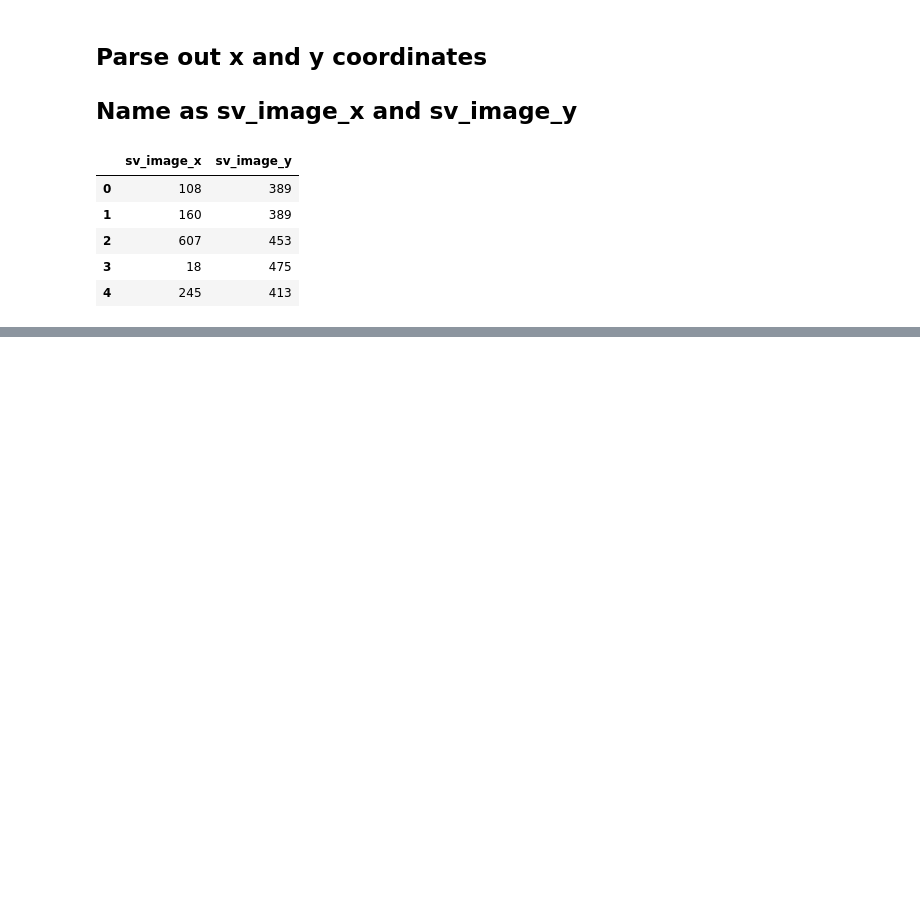
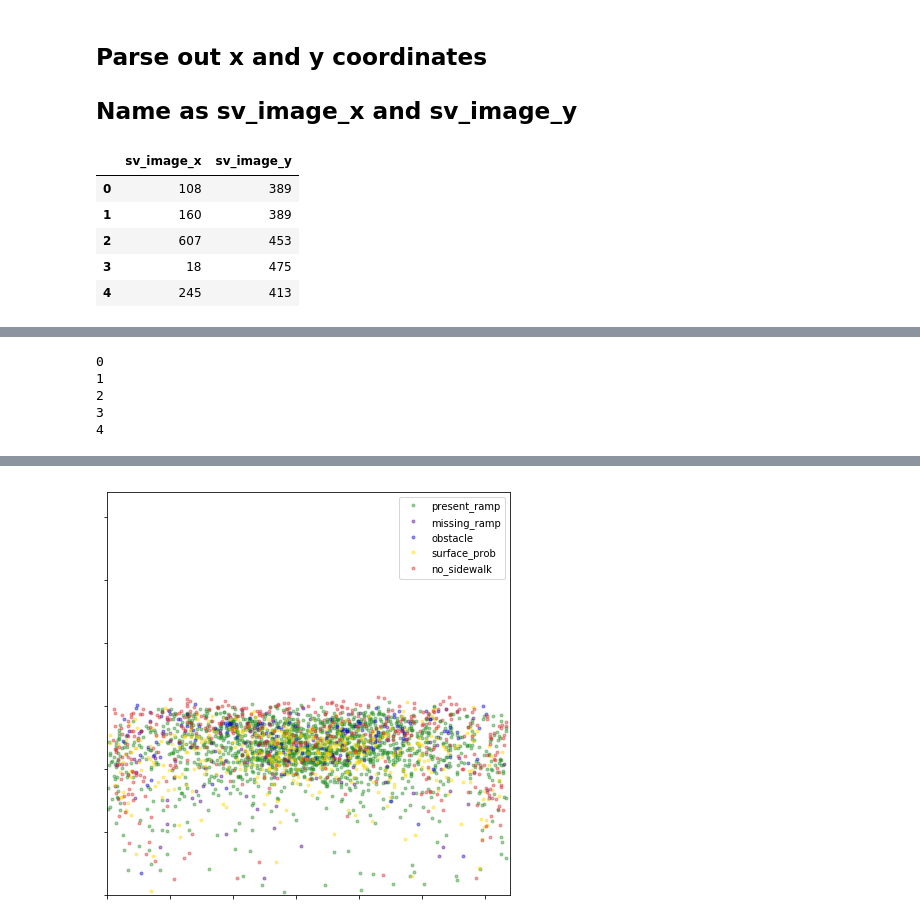
Before and after one commit to w210-accessibility/classify-streetview, a Jupyter notebook: split-train-test/2020-03-15-RestructureLabels.ipynb, the cells around one changed output, grey strips where cells are left out. Saved outputs shown, nothing was run; the diff lists cells and outputs as text; code cells hidden in the pictures; blank space fills up the shorter version.

```diff
--- a/split-train-test/2020-03-15-RestructureLabels.ipynb
+++ b/split-train-test/2020-03-15-RestructureLabels.ipynb
@@ -94,0 +170,25 @@ df_limit[coor_cols] =
+# %%
+fig = plt.figure(figsize = (6,6))
+
+colors_list = ['forestgreen', 'indigo', 'mediumblue', 'gold', 'tab:red']
+
+for index in range(5):
+    print(index)
+    ax = fig.add_subplot(1, 1, 1)
+    column_name = feature_cols[index]
+    x = df_limit['sv_image_x'].loc[df_limit[column_name]]
+    y = df_limit['sv_image_y_bottom_origin'].loc[df_limit[column_name]]
+    ax.plot(x, y, marker = '.', ls = 'none', alpha = 0.4, color = colors_list[index], label = column_name)
+    plt.ylim(0, 640)
+    plt.xlim(0, 640)
+    #plt.title(column_name)
+    plt.legend(loc = 'best')
+    ax.set_yticklabels([])
+    ax.set_xticklabels([])
+    plt.tight_layout()
+# %% [output]
+0
+1
+2
+3
+4
@@ -94,0 +197 @@ df_limit[coor_cols] =
+[figure, added]
```
Also changed, not shown: parts of 13 cells of this notebook, 1 other file.
